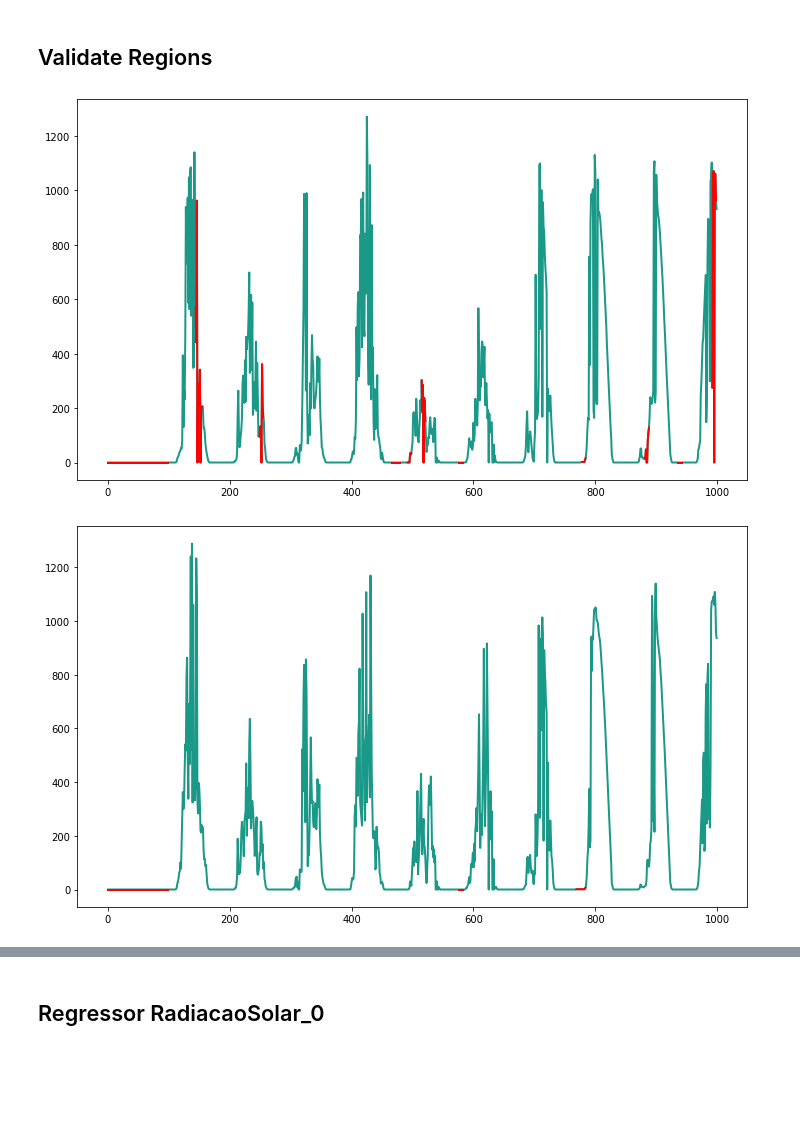
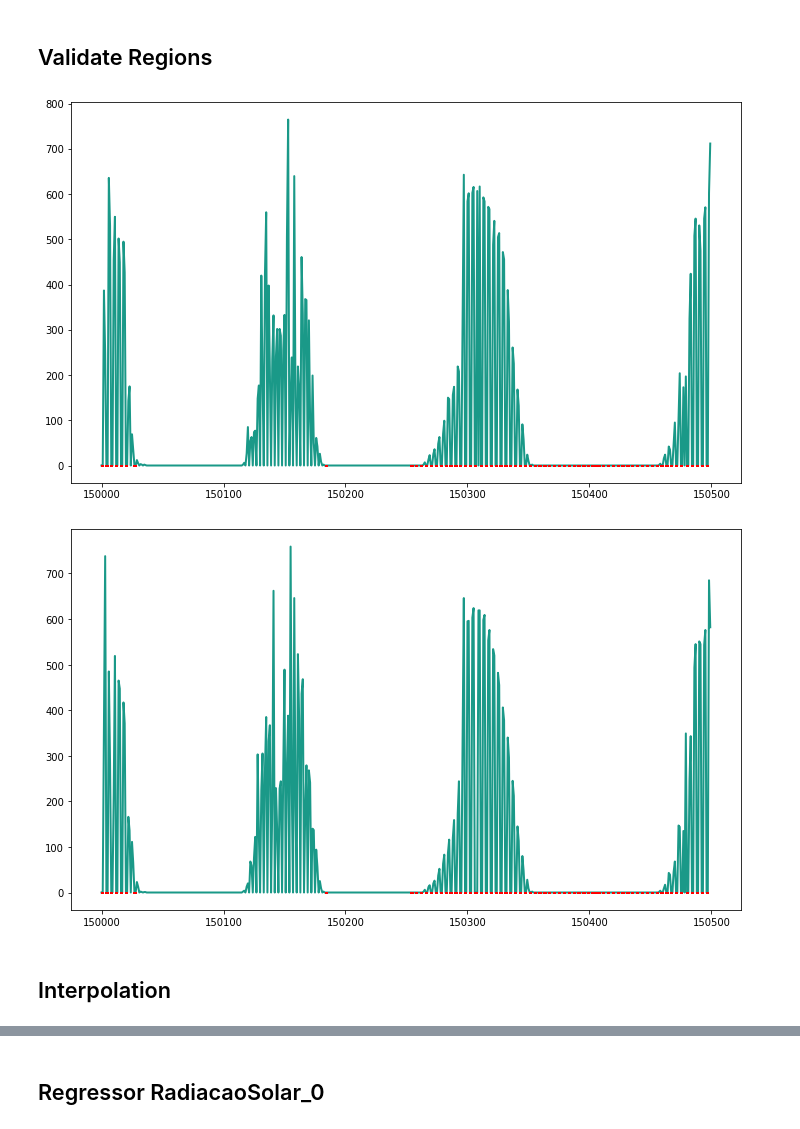
Before and after one commit to alagamentos/floodprediction, a Jupyter notebook: develop/Notebooks/2_Repair/1.0_Regression_XGB_Radicao.ipynb, the cells around one changed output, grey strips where cells are left out. Cells and saved outputs as stored; diff of their text form; code cells hidden in the pictures; blank space fills up the shorter version.

```diff
--- a/develop/Notebooks/2_Repair/1.0_Regression_XGB_Radicao.ipynb
+++ b/develop/Notebooks/2_Repair/1.0_Regression_XGB_Radicao.ipynb
@@ -57,19 +57,21 @@ Index(['Data', 'Hora', 'Data / Hora', 'UmidadeRelativa_0',
 ## Validate Regions
 # %%
 select = 'RadiacaoSolar_4'
-start, stop = 0, 1000
+start, stop = 150000, 150500
 
 ## ===================================
 error = ip[select + '_error'].to_list()
 error_reg = list_2_regions(error)
 plot_regions(ip[select].fillna(0), error_reg, start, stop, plt_type = 'lines')
 
 select = 'RadiacaoSolar_2'
 
 ## ===================================
 error = ip[select + '_error'].to_list()
 error_reg = list_2_regions(error)
 plot_regions(ip[select].fillna(0), error_reg, start, stop, plt_type = 'lines')
 # %% [output]
-[figure, old version]
+[figure, new version]
-[figure, old version]
+[figure, new version]
+# %% [markdown]
+## Interpolation
```
Also changed, not shown: parts of 23 cells of this notebook, 4 other files.
